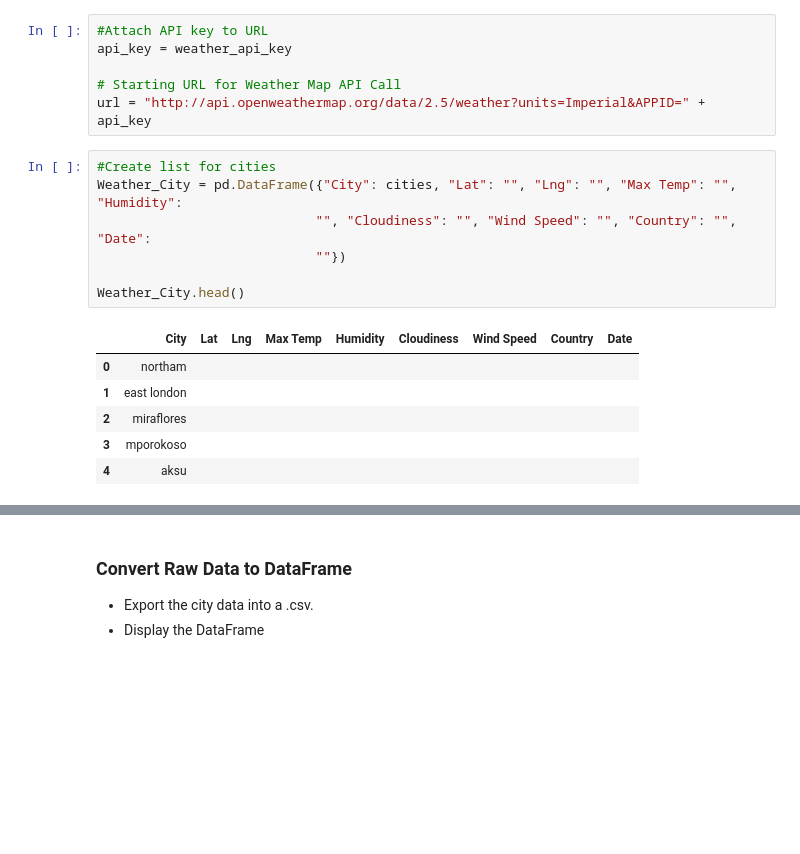
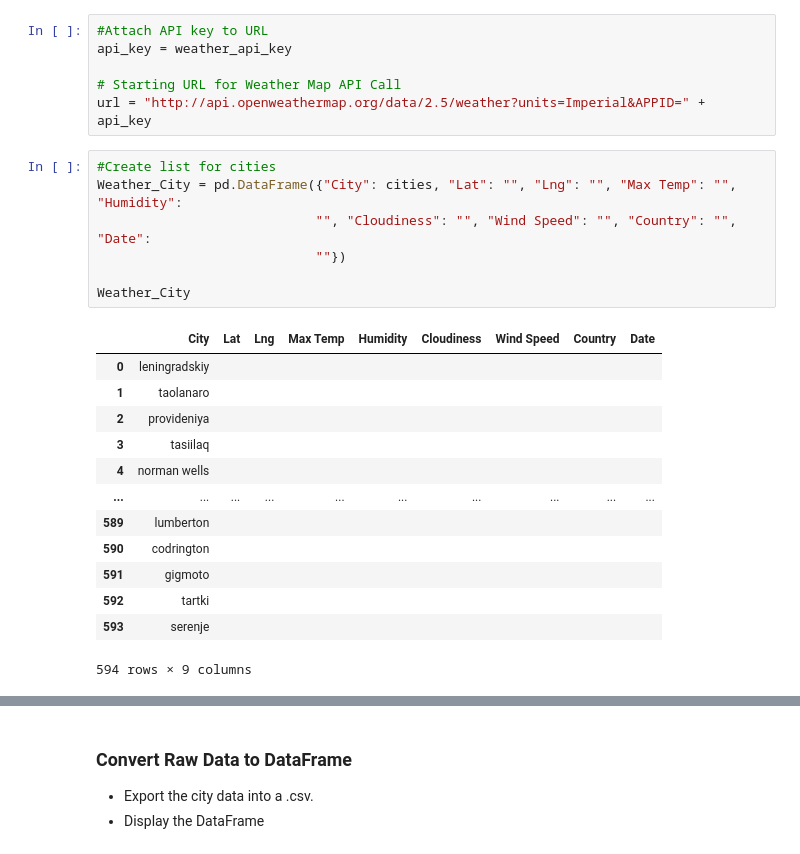
Before and after one commit to justinlpottsco/python-api-challenge, a Jupyter notebook: WeatherPy/WeatherPy.ipynb, the cells around one changed output, grey strips where cells are left out. Cells and saved outputs as stored; diff of their text form; blank space fills up the shorter version.

```diff
--- a/WeatherPy/WeatherPy.ipynb
+++ b/WeatherPy/WeatherPy.ipynb
@@ -62,14 +62,21 @@ url = "http://api.openweathermap.org/data/2.5/weather?units=Imperial&APPID=" + a
 # %%
 #Create list for cities
 Weather_City = pd.DataFrame({"City": cities, "Lat": "", "Lng": "", "Max Temp": "", "Humidity":
                             "", "Cloudiness": "", "Wind Speed": "", "Country": "", "Date":
                             ""})
 
-Weather_City.head()
+Weather_City
 # %% [output]
 |  | City | Lat | Lng | Max Temp | Humidity | Cloudiness | Wind Speed | Country | Date |
-| 0 | northam |  |  |  |  |  |  |  |  |
-| 1 | east london |  |  |  |  |  |  |  |  |
-| 2 | miraflores |  |  |  |  |  |  |  |  |
-| 3 | mporokoso |  |  |  |  |  |  |  |  |
-| 4 | aksu |  |  |  |  |  |  |  |  |
+| 0 | leningradskiy |  |  |  |  |  |  |  |  |
+| 1 | taolanaro |  |  |  |  |  |  |  |  |
+| 2 | provideniya |  |  |  |  |  |  |  |  |
+| 3 | tasiilaq |  |  |  |  |  |  |  |  |
+| 4 | norman wells |  |  |  |  |  |  |  |  |
+| ... | ... | ... | ... | ... | ... | ... | ... | ... | ... |
+| 589 | lumberton |  |  |  |  |  |  |  |  |
+| 590 | codrington |  |  |  |  |  |  |  |  |
+| 591 | gigmoto |  |  |  |  |  |  |  |  |
+| 592 | tartki |  |  |  |  |  |  |  |  |
+| 593 | serenje |  |  |  |  |  |  |  |  |
+594 rows × 9 columns
```
Also changed, not shown: parts of 2 cells of this notebook.
